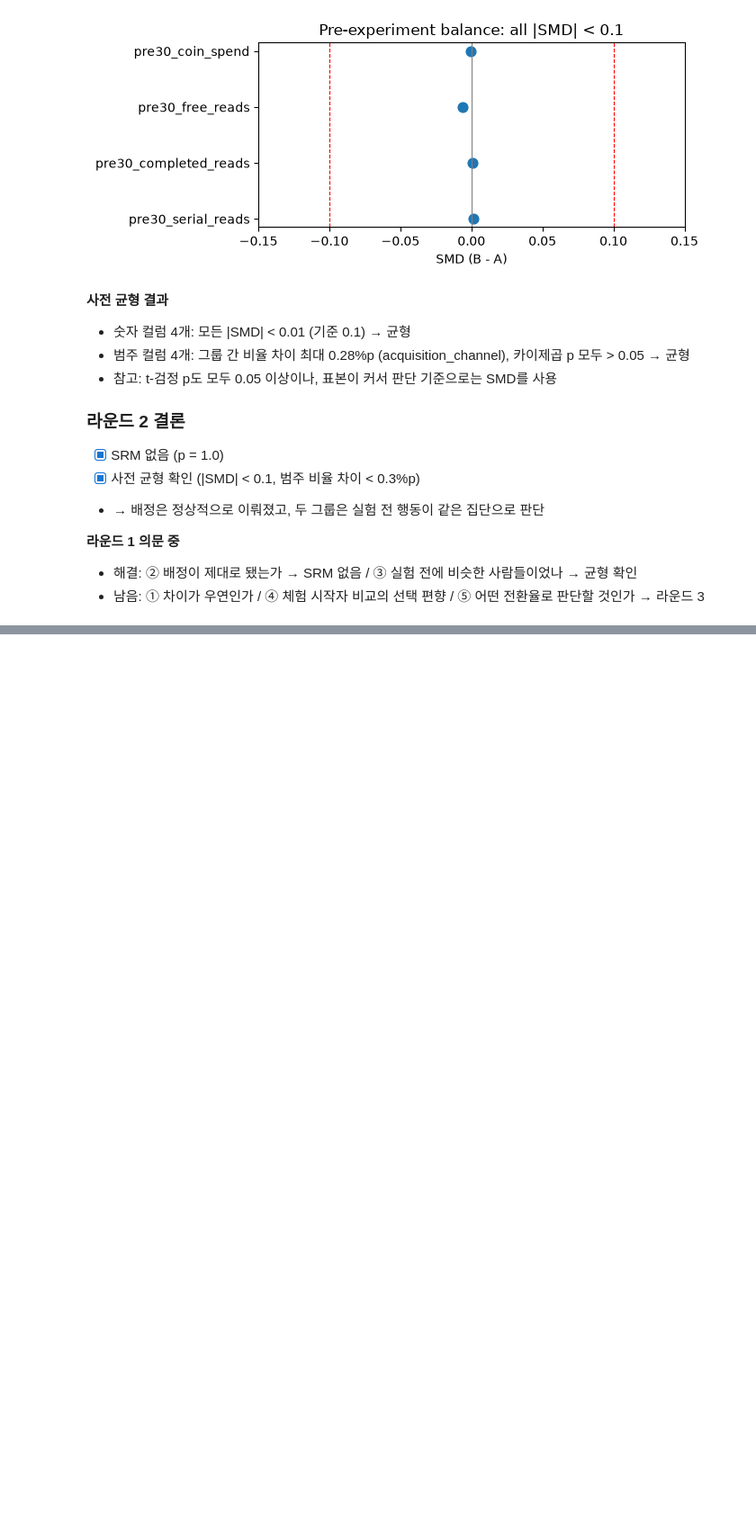
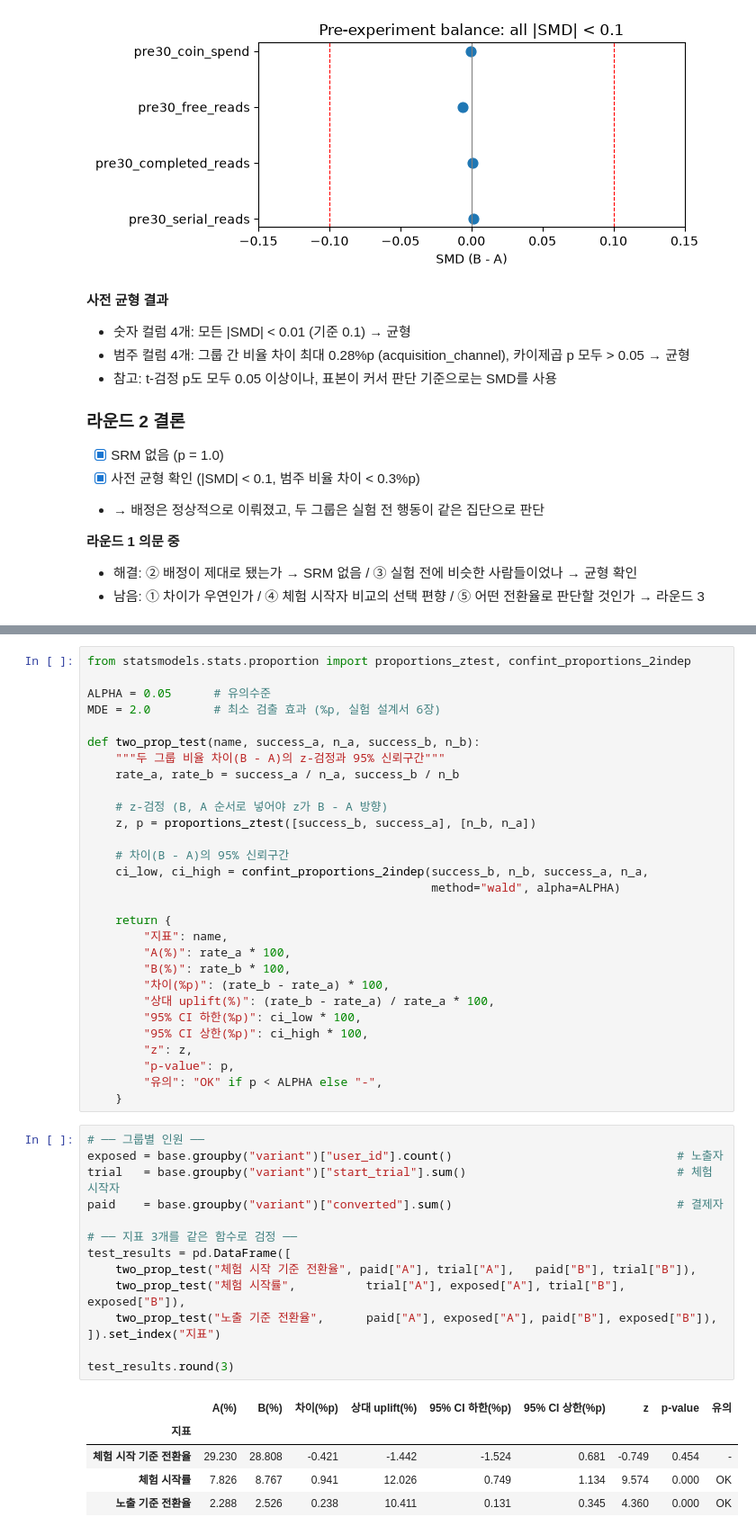
Before and after one commit to YURI0822/webnovel-pass-ab-test, a Jupyter notebook: notebooks/03_ab_test_analysis.ipynb, the cells around one changed output, grey strips where cells are left out. Shown at 90% size. Cells and saved outputs as stored; diff of their text form; blank space fills up the shorter version.

```diff
--- a/notebooks/03_ab_test_analysis.ipynb
+++ b/notebooks/03_ab_test_analysis.ipynb
@@ -399,0 +459,49 @@ plt.show()
+# %%
+from statsmodels.stats.proportion import proportions_ztest, confint_proportions_2indep
+
+ALPHA = 0.05      # 유의수준
+MDE = 2.0         # 최소 검출 효과 (%p, 실험 설계서 6장)
+
+def two_prop_test(name, success_a, n_a, success_b, n_b):
+    """두 그룹 비율 차이(B - A)의 z-검정과 95% 신뢰구간"""
+    rate_a, rate_b = success_a / n_a, success_b / n_b
+
+    # z-검정 (B, A 순서로 넣어야 z가 B - A 방향)
+    z, p = proportions_ztest([success_b, success_a], [n_b, n_a])
+
+    # 차이(B - A)의 95% 신뢰구간
+    ci_low, ci_high = confint_proportions_2indep(success_b, n_b, success_a, n_a,
+                                                 method="wald", alpha=ALPHA)
+
+    return {
+        "지표": name,
+        "A(%)": rate_a * 100,
+        "B(%)": rate_b * 100,
+        "차이(%p)": (rate_b - rate_a) * 100,
+        "상대 uplift(%)": (rate_b - rate_a) / rate_a * 100,
+        "95% CI 하한(%p)": ci_low * 100,
+        "95% CI 상한(%p)": ci_high * 100,
+        "z": z,
+        "p-value": p,
+        "유의": "OK" if p < ALPHA else "-",
+    }
+# %%
+# ── 그룹별 인원 ──
+exposed = base.groupby("variant")["user_id"].count()                                # 노출자
+trial   = base.groupby("variant")["start_trial"].sum()                              # 체험 시작자
+paid    = base.groupby("variant")["converted"].sum()                                # 결제자
+
+# ── 지표 3개를 같은 함수로 검정 ──
+test_results = pd.DataFrame([
+    two_prop_test("체험 시작 기준 전환율", paid["A"], trial["A"],   paid["B"], trial["B"]),
+    two_prop_test("체험 시작률",          trial["A"], exposed["A"], trial["B"], exposed["B"]),
+    two_prop_test("노출 기준 전환율",      paid["A"], exposed["A"], paid["B"], exposed["B"]),
+]).set_index("지표")
+
+test_results.round(3)
+# %% [output]
+|  | A(%) | B(%) | 차이(%p) | 상대 uplift(%) | 95% CI 하한(%p) | 95% CI 상한(%p) | z | p-value | 유의 |
+| 지표 |  |  |  |  |  |  |  |  |  |
+| 체험 시작 기준 전환율 | 29.230 | 28.808 | -0.421 | -1.442 | -1.524 | 0.681 | -0.749 | 0.454 | - |
+| 체험 시작률 | 7.826 | 8.767 | 0.941 | 12.026 | 0.749 | 1.134 | 9.574 | 0.000 | OK |
+| 노출 기준 전환율 | 2.288 | 2.526 | 0.238 | 10.411 | 0.131 | 0.345 | 4.360 | 0.000 | OK |
```
Also changed, not shown: parts of 2 cells of this notebook.
